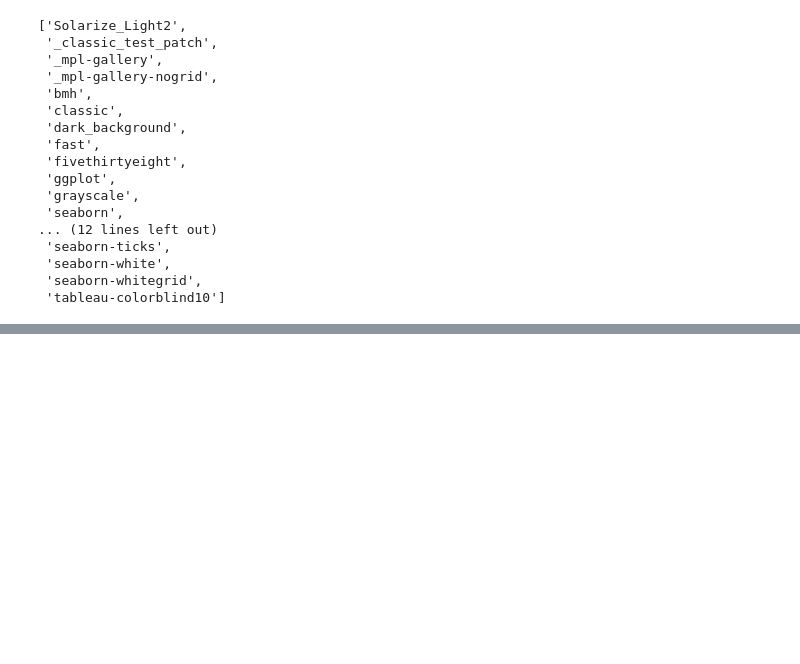
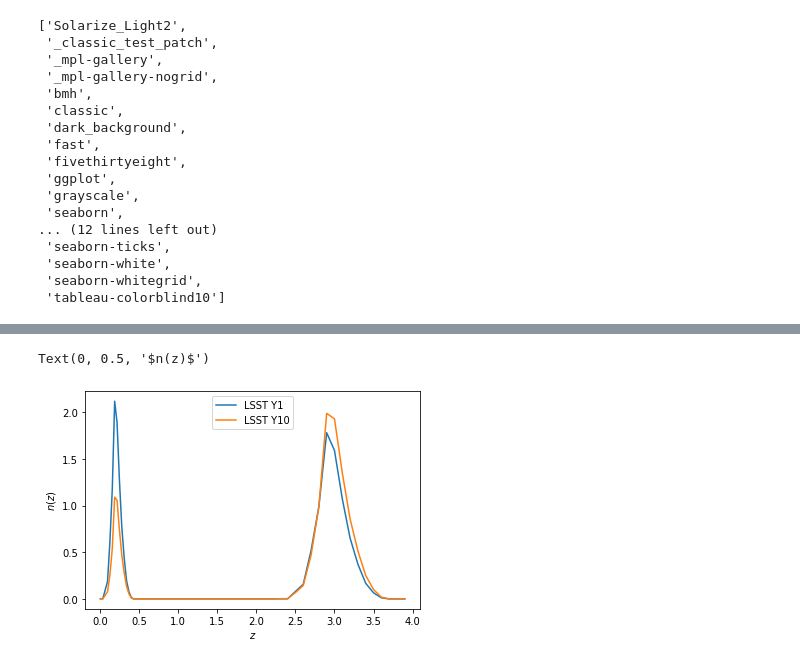
Before and after one commit to hangqianjun/lya_forest_clustering_z, a Jupyter notebook: notebooks/nz_desi_lsst.ipynb, the cells around one changed output, grey strips where cells are left out. Drawn from its saved outputs; the diff is of its cells as text; code cells hidden in the pictures; blank space fills up the shorter version.

```diff
--- a/notebooks/nz_desi_lsst.ipynb
+++ b/notebooks/nz_desi_lsst.ipynb
@@ -130,0 +135,9 @@ pl.style.available
+# %%
+def dump_load(filename):
+    with open(filename,'rb') as fin:
+        stuff=pickle.load(fin)
+        #self.impute = json.load(fin)
+    #print('loaded impute ditionary:',filename)
+    return stuff
+# %%
+fin = dump_load("/global/homes/q/qhang/desi/lya/uband_dropouts.pkl") # Number density in deg^-2
@@ -130,0 +164,9 @@ pl.style.available
+# %%
+pl.plot(fin[1]['z'],fin[1]['pz'],label="LSST Y1")
+pl.plot(fin[10]['z'],fin[10]['pz'],label="LSST Y10")
+pl.legend()
+pl.xlabel("$z$")
+pl.ylabel("$n(z)$")
+# %% [output]
+Text(0, 0.5, '$n(z)$')
+[figure, added]
```
Also changed, not shown: parts of 6 cells of this notebook, 13 other files.
